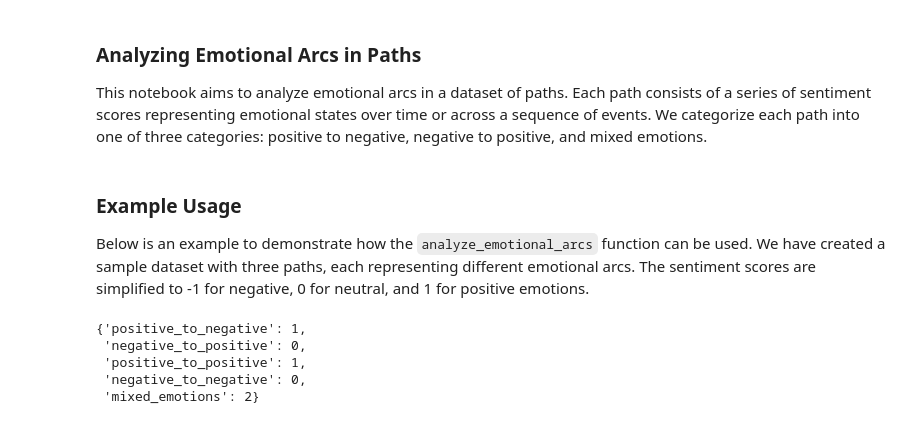
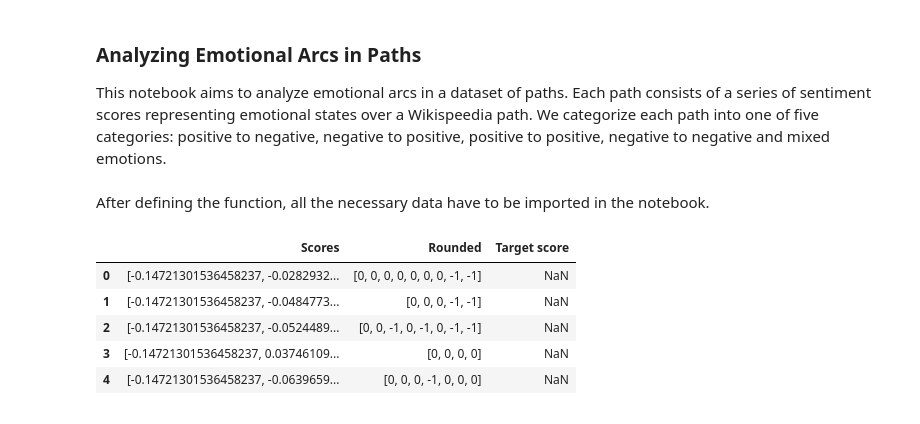
Before and after one commit to epfl-ada/ada-2023-project-statsquad3, a Jupyter notebook: Question 3.ipynb, the cells around one changed output. Drawn from its saved outputs; the diff is of its cells as text; code cells hidden in the pictures.

```diff
--- a/Question 3.ipynb
+++ b/Question 3.ipynb
@@ -1,5 +9,5 @@
 # %% [markdown]
 ### Analyzing Emotional Arcs in Paths
 
-This notebook aims to analyze emotional arcs in a dataset of paths. Each path consists of a series of sentiment scores representing emotional states over time or across a sequence of events. We categorize each path into one of three categories: positive to negative, negative to positive, and mixed emotions.
+This notebook aims to analyze emotional arcs in a dataset of paths. Each path consists of a series of sentiment scores representing emotional states over a Wikispeedia path. We categorize each path into one of five categories: positive to negative, negative to positive, positive to positive, negative to negative and mixed emotions.
 # %%
@@ -39,23 +52,17 @@ def analyze_emotional_arcs(data):
             analysis_results['mixed_emotions'] += 1
 
     return analysis_results
-# %% [markdown]
-### Example Usage
-
-Below is an example to demonstrate how the `analyze_emotional_arcs` function can be used. We have created a sample dataset with three paths, each representing different emotional arcs. The sentiment scores are simplified to -1 for negative, 0 for neutral, and 1 for positive emotions.
+# %% [markdown]
+After defining the function, all the necessary data have to be imported in the notebook.
 # %%
-example_data = [
-    [1,1,-1,-1,1,0,1,-1],
-    [-1,-1,1,1,0,0,1,-1],
-    [1,-1, 1,-1,1,1,1,-1,-1,-1,0],
-    [1,1,1,1,1,-1,-1,-1,-1,-1,1,1,1,1,1]
-]
+with open('df_paths_direct.pickle', 'rb') as file:
+    df_paths = pickle.load(file)
 
-emotional_arcs_analysis = analyze_emotional_arcs(example_data)
-emotional_arcs_analysis
+df_paths.head()
 # %% [output]
-{'positive_to_negative': 1,
- 'negative_to_positive': 0,
- 'positive_to_positive': 1,
- 'negative_to_negative': 0,
- 'mixed_emotions': 2}
+|  | Scores | Rounded | Target score |
+| 0 | [-0.14721301536458237, -0.0282932... | [0, 0, 0, 0, 0, 0, 0, -1, -1] | NaN |
+| 1 | [-0.14721301536458237, -0.0484773... | [0, 0, 0, -1, -1] | NaN |
+| 2 | [-0.14721301536458237, -0.0524489... | [0, 0, -1, 0, -1, 0, -1, -1] | NaN |
+| 3 | [-0.14721301536458237, 0.03746109... | [0, 0, 0, 0] | NaN |
+| 4 | [-0.14721301536458237, -0.0639659... | [0, 0, 0, -1, 0, 0, 0] | NaN |
```
Also changed, not shown: parts of 18 cells of this notebook.
